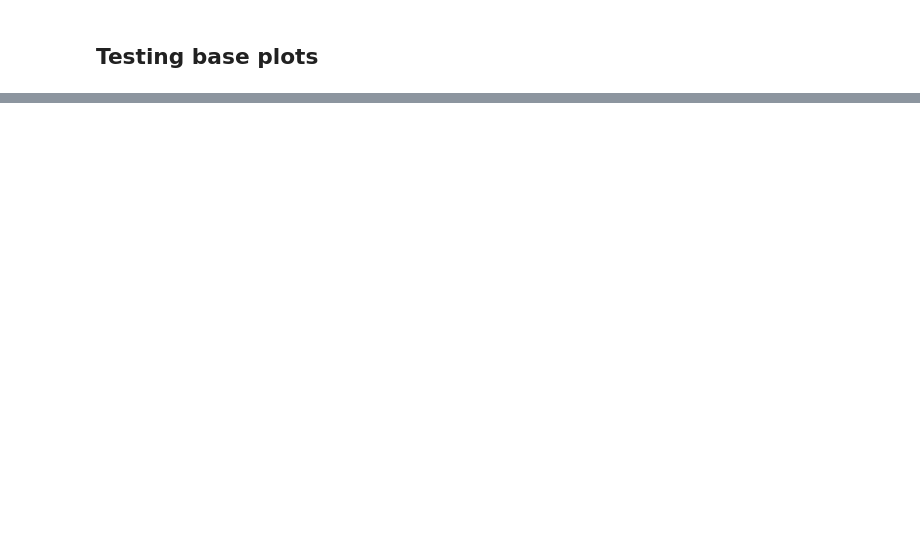
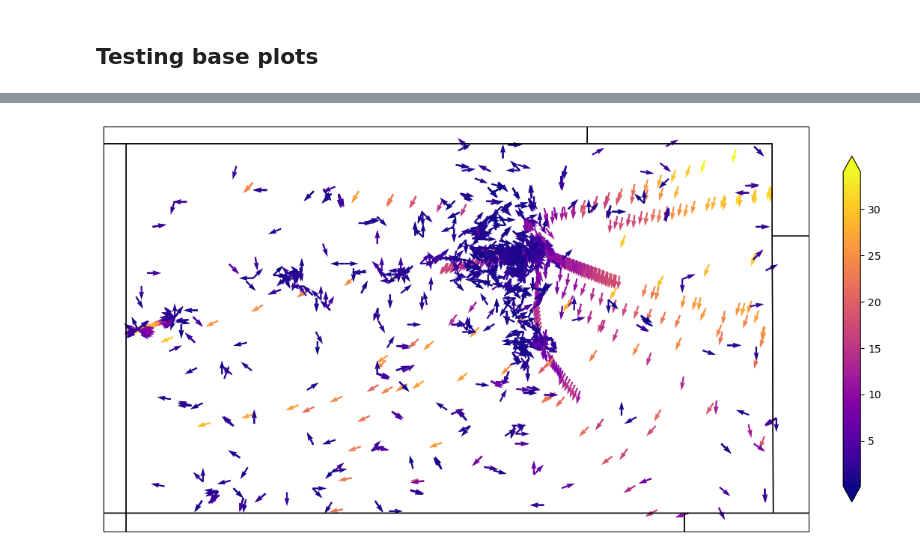
Before and after one commit to NOAA-GSL/pyDAmonitor, a Jupyter notebook: code/filter_df_testing.ipynb, the cells around one changed output, grey strips where cells are left out. Drawn from its saved outputs; the diff is of its cells as text; code cells hidden in the pictures; blank space fills up the shorter version.

```diff
--- a/code/filter_df_testing.ipynb
+++ b/code/filter_df_testing.ipynb
@@ -22,3 +16,14 @@ diag_anl = Conventional(diag_anl_fp)
+# %%
+#temperature diag files
+diag_t_ges_fp = '../example_data/diag_conv_t_ges.2024031812.nc4'
+diag_t_anl_fp = '../example_data/diag_conv_t_anl.2024031812.nc4'
+
+#wind diag files
+diag_uv_ges_fp = '../example_data/diag_conv_uv_ges.2024031812.nc4'
+diag_uv_anl_fp = '../example_data/diag_conv_uv_anl.2024031812.nc4'
+# %%
+diag_ges = Conventional(diag_uv_ges_fp)
+diag_anl = Conventional(diag_uv_anl_fp)
 # %% [markdown]
 ## Query data
 # %%
@@ -54,0 +57,14 @@ df_ges_fil = filter_df(df_ges, use=use, hem=hem, elv_range=elv_range)
+# %%
+hem = "CONUS"
+
+obs_types = [120]
+elv_range = (0,20)
+
+# Lat and lon ranges for colorado
+co_lats = (37, 41)
+co_lons = (360-109, 360-102) #to convert from deg west to deg east
+# %%
+df_anl_fil = filter_df(df_anl, lat_range=co_lats, lon_range=co_lons)
+df_ges_fil = filter_df(df_ges, lat_range=co_lats, lon_range=co_lons)
+print(len(df_anl_fil))
+print(len(df_ges_fil))
@@ -86,0 +76,5 @@ n: 7923, mean: 0.045804399996995926, std: 0.8821445107460022, max: 26.1394462585
+# %%
+# base_plots(df_anl_fil, df_ges_fil)
+wind_base_plots(df_anl_fil, df_ges_fil)
+# %% [output]
+[figure, added]
```
Also changed, not shown: parts of 9 cells of this notebook, 6 other files.
